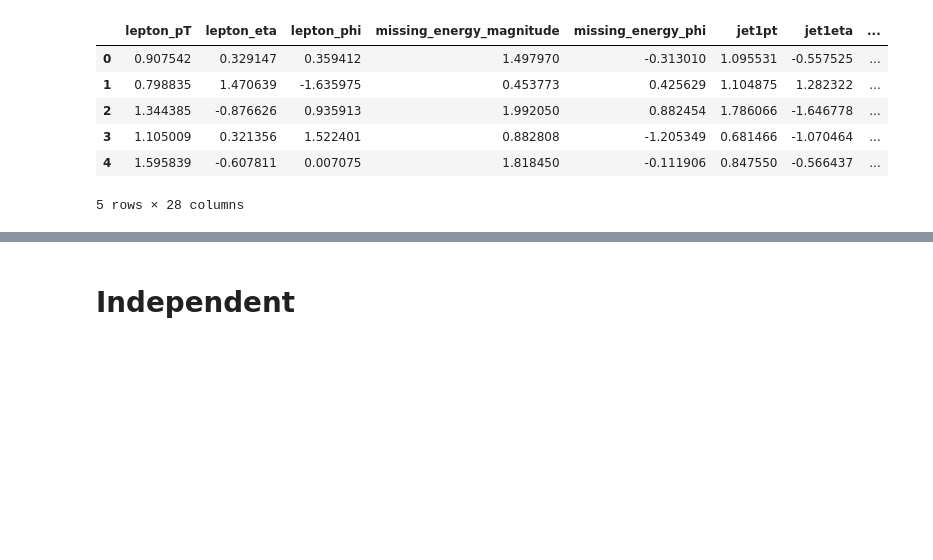
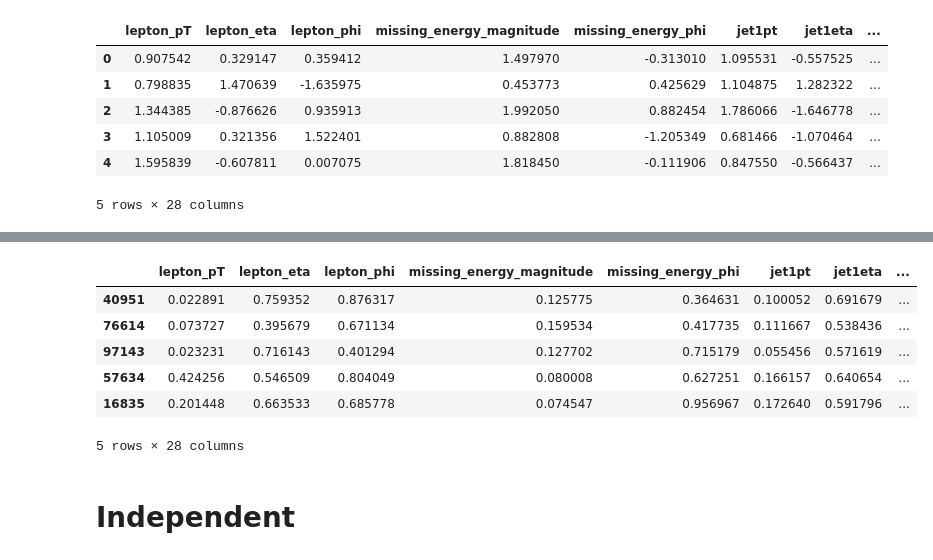
Before and after one commit to evortigosa/EXplainable_AI, a Jupyter notebook: XAI stability and agreement/data_processing.ipynb, the cells around one changed output, grey strips where cells are left out. Saved outputs shown, nothing was run; the diff lists cells and outputs as text; code cells hidden in the pictures; blank space fills up the shorter version.

```diff
--- a/XAI stability and agreement/data_processing.ipynb
+++ b/XAI stability and agreement/data_processing.ipynb
@@ -59,0 +157,11 @@ x_heloc.head()
+# %%
+# normalize numeric columns of the dataframe with values between 0 and 1
+
+x_heloc_clean= texp.normalize_selected(x_heloc_clean)
+# %%
+train_hel, test_hel, labels_train_hel, labels_test_hel= sklearn.model_selection.train_test_split(x_heloc_clean,
+                                                                                             y_heloc,
+                                                                                             train_size=0.80,
+                                                                                             random_state=1234)
+
+train_hel.head()
@@ -80,3 +250,18 @@ x_higgs.head()
+# %%
+train_hig, test_hig, labels_train_hig, labels_test_hig= sklearn.model_selection.train_test_split(x_higgs,
+                                                                                             y_higgs,
+                                                                                             train_size=0.80,
+                                                                                             random_state=1234)
+
+train_hig.head()
+# %% [output]
+|  | lepton_pT | lepton_eta | lepton_phi | missing_energy_magnitude | missing_energy_phi | jet1pt | jet1eta | ... |
+| 40951 | 0.022891 | 0.759352 | 0.876317 | 0.125775 | 0.364631 | 0.100052 | 0.691679 | ... |
+| 76614 | 0.073727 | 0.395679 | 0.671134 | 0.159534 | 0.417735 | 0.111667 | 0.538436 | ... |
+| 97143 | 0.023231 | 0.716143 | 0.401294 | 0.127702 | 0.715179 | 0.055456 | 0.571619 | ... |
+| 57634 | 0.424256 | 0.546509 | 0.804049 | 0.080008 | 0.627251 | 0.166157 | 0.640654 | ... |
+| 16835 | 0.201448 | 0.663533 | 0.685778 | 0.074547 | 0.956967 | 0.172640 | 0.591796 | ... |
+5 rows × 28 columns
 # %% [markdown]
 # Independent
 # %% [markdown]
```
Also changed, not shown: parts of 25 cells of this notebook.
